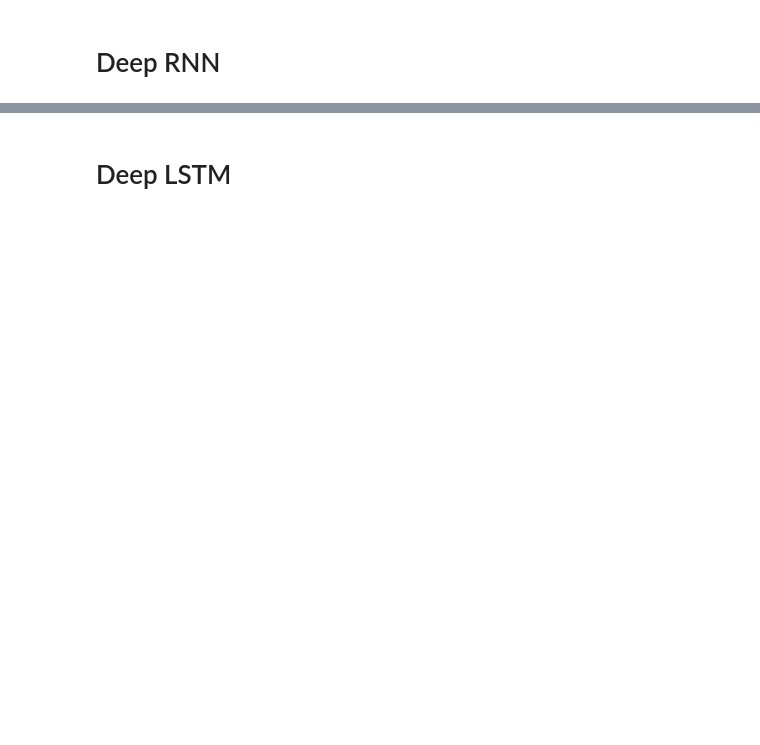
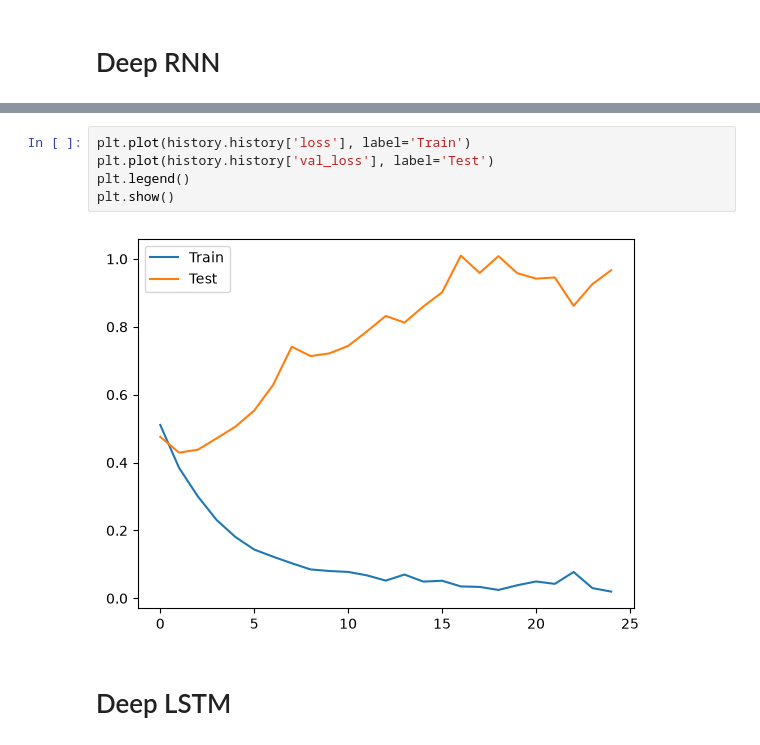
Before and after one commit to ayansuvra/Deep-Learning, a Jupyter notebook: RNN/DeepRNN.ipynb, the cells around one changed output, grey strips where cells are left out. Drawn from its saved outputs; the diff is of its cells as text; blank space fills up the shorter version.

```diff
--- a/RNN/DeepRNN.ipynb
+++ b/RNN/DeepRNN.ipynb
@@ -51,2 +81,9 @@ Model: "sequential_2"
+# %%
+plt.plot(history.history['loss'], label='Train')
+plt.plot(history.history['val_loss'], label='Test')
+plt.legend()
+plt.show()
+# %% [output]
+[figure, added]
 # %% [markdown]
 # Deep LSTM
```
Also changed, not shown: parts of 17 cells of this notebook.
